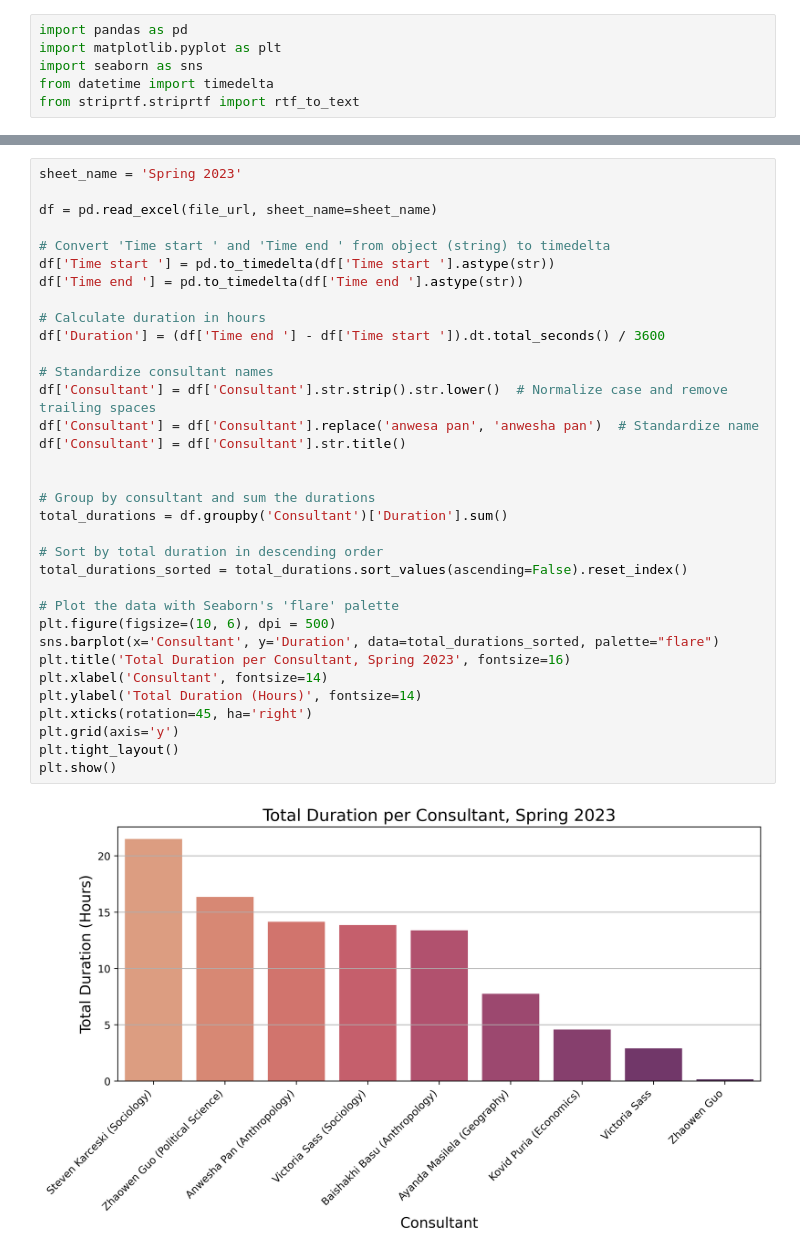
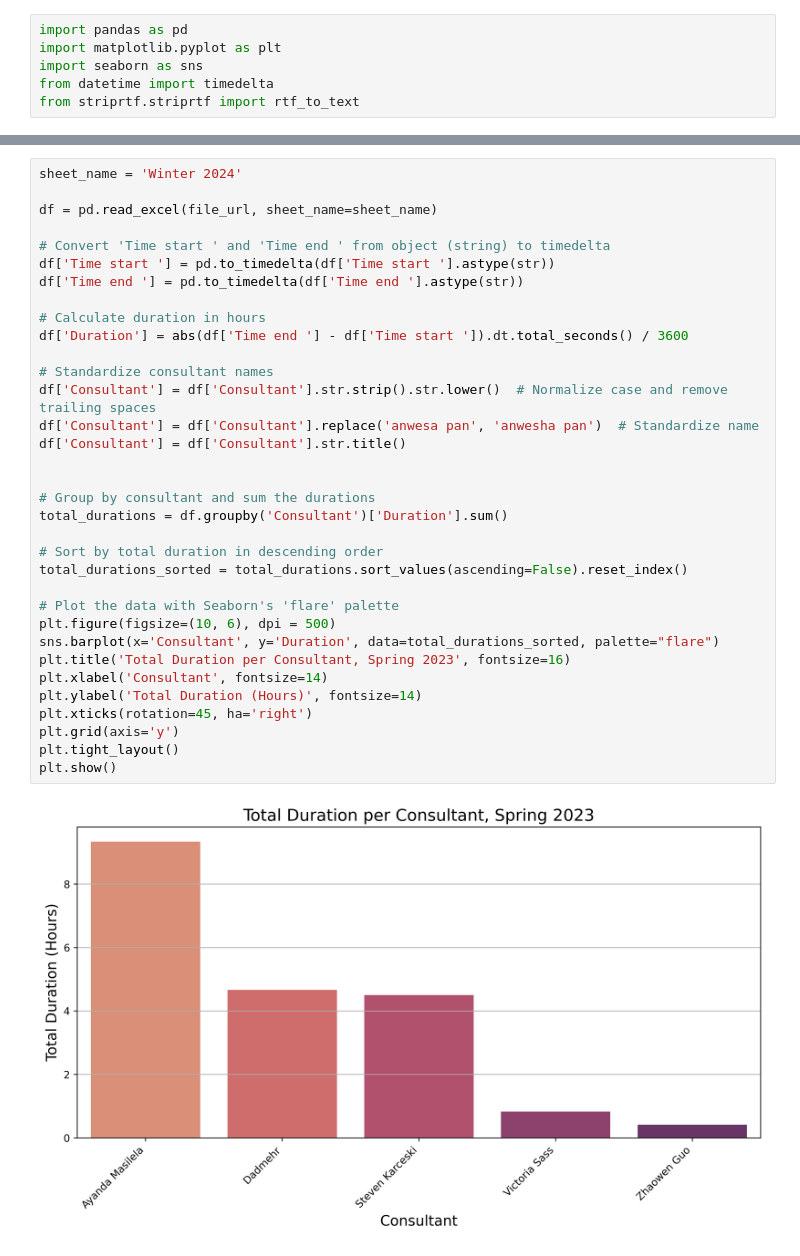
Before and after one commit to dadmehrdi/Web-Scraping, a Jupyter notebook: CSSCR Log.ipynb, the cells around one changed output, grey strips where cells are left out. Cells and saved outputs as stored; diff of their text form.

```diff
--- a/CSSCR Log.ipynb
+++ b/CSSCR Log.ipynb
@@ -63,39 +63,39 @@ total_duration_sum_rounded
 # %%
-sheet_name = 'Spring 2023'
+sheet_name = 'Winter 2024'
 
 df = pd.read_excel(file_url, sheet_name=sheet_name)
 
 # Convert 'Time start ' and 'Time end ' from object (string) to timedelta
 df['Time start '] = pd.to_timedelta(df['Time start '].astype(str))
 df['Time end '] = pd.to_timedelta(df['Time end '].astype(str))
 
 # Calculate duration in hours
-df['Duration'] = (df['Time end '] - df['Time start ']).dt.total_seconds() / 3600
+df['Duration'] = abs(df['Time end '] - df['Time start ']).dt.total_seconds() / 3600
 
 # Standardize consultant names
 df['Consultant'] = df['Consultant'].str.strip().str.lower()  # Normalize case and remove trailing spaces
 df['Consultant'] = df['Consultant'].replace('anwesa pan', 'anwesha pan')  # Standardize name
 df['Consultant'] = df['Consultant'].str.title()
 
 
 # Group by consultant and sum the durations
 total_durations = df.groupby('Consultant')['Duration'].sum()
 
 # Sort by total duration in descending order
 total_durations_sorted = total_durations.sort_values(ascending=False).reset_index()
 
 # Plot the data with Seaborn's 'flare' palette
 plt.figure(figsize=(10, 6), dpi = 500)
 sns.barplot(x='Consultant', y='Duration', data=total_durations_sorted, palette="flare")
 plt.title('Total Duration per Consultant, Spring 2023', fontsize=16)
 plt.xlabel('Consultant', fontsize=14)
 plt.ylabel('Total Duration (Hours)', fontsize=14)
 plt.xticks(rotation=45, ha='right')
 plt.grid(axis='y')
 plt.tight_layout()
 plt.show()
 # %% [output]
-[figure, old version]
+[figure, new version]
 # %%
 import pandas as pd
 import matplotlib.pyplot as plt
```
Also changed, not shown: parts of 3 cells of this notebook.
